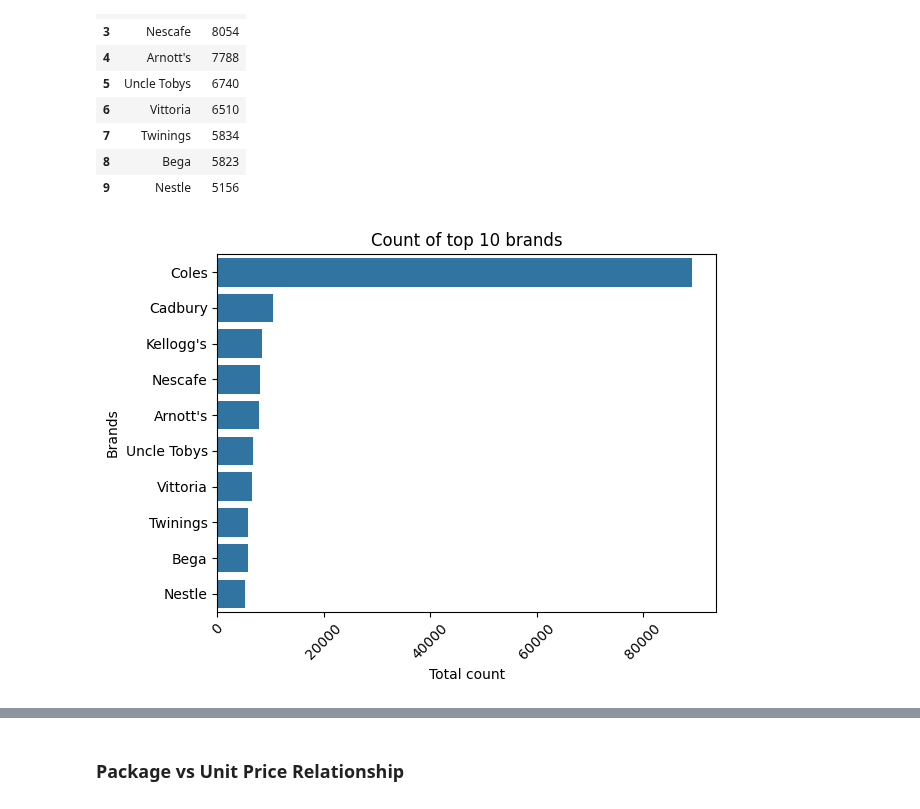
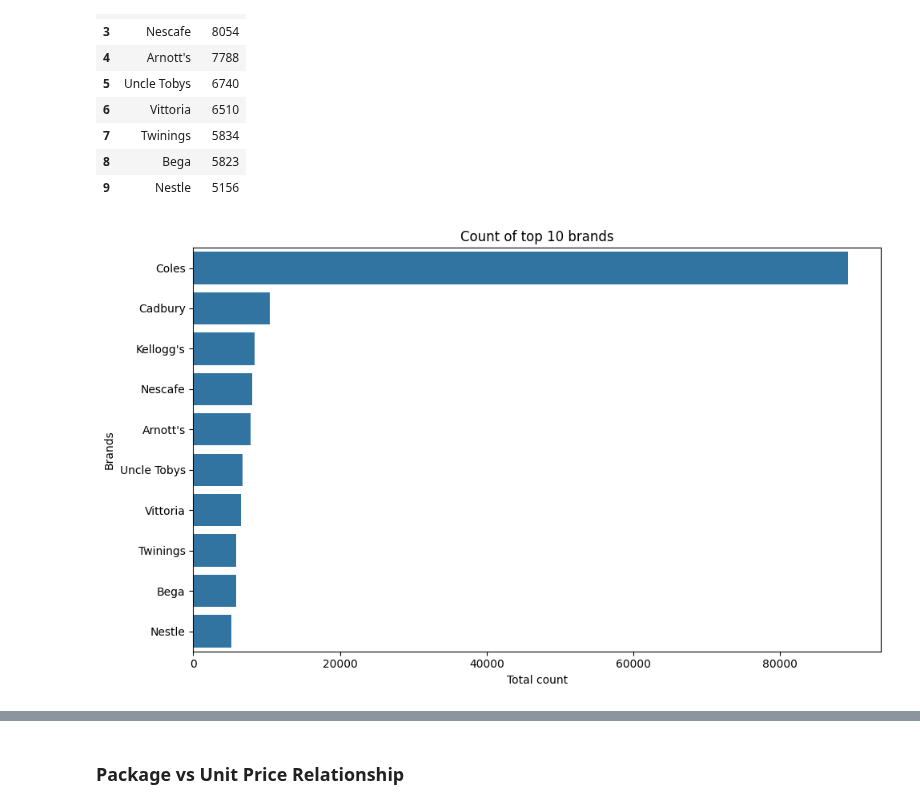
Before and after one commit to binayakhadka/grocery-retail-analytics, a Jupyter notebook: aus.ipynb, the cells around one changed output, grey strips where cells are left out. Cells and saved outputs as stored; diff of their text form; code cells hidden in the pictures.

```diff
--- a/aus.ipynb
+++ b/aus.ipynb
@@ -383,15 +383,19 @@ top_brands
 | 8 | Bega | 5823 |
 | 9 | Nestle | 5156 |
 # %%
+# plt.figure(figsize=(10, 6))
+plt.rcParams['figure.figsize'] = (10, 6)  # sets default size for all future plots
+
 sns.barplot(data=top_brands, x='total', y='brand')
 plt.xlabel("Total count")
 plt.ylabel("Brands")
 plt.title("Count of top 10 brands")
-plt.xticks(rotation=45)
 plt.tight_layout()
+
+
 plt.savefig("sample1.png", bbox_inches="tight", dpi=300)
 # %% [output]
-[figure, old version]
+[figure, new version]
 # %%
 cat_count = df['category'].value_counts()
 brand_count = df['brand'].value_counts().head(10)
```
Also changed, not shown: parts of 1 cell of this notebook, 1 other file.
